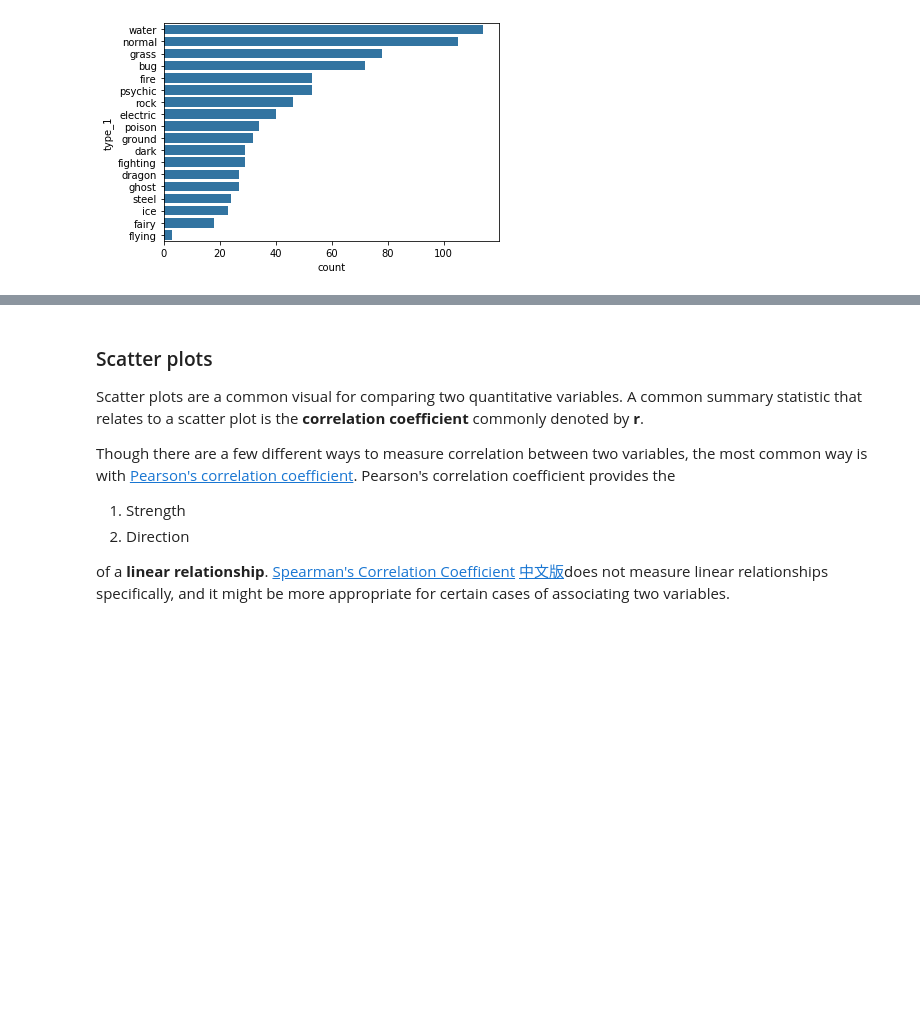
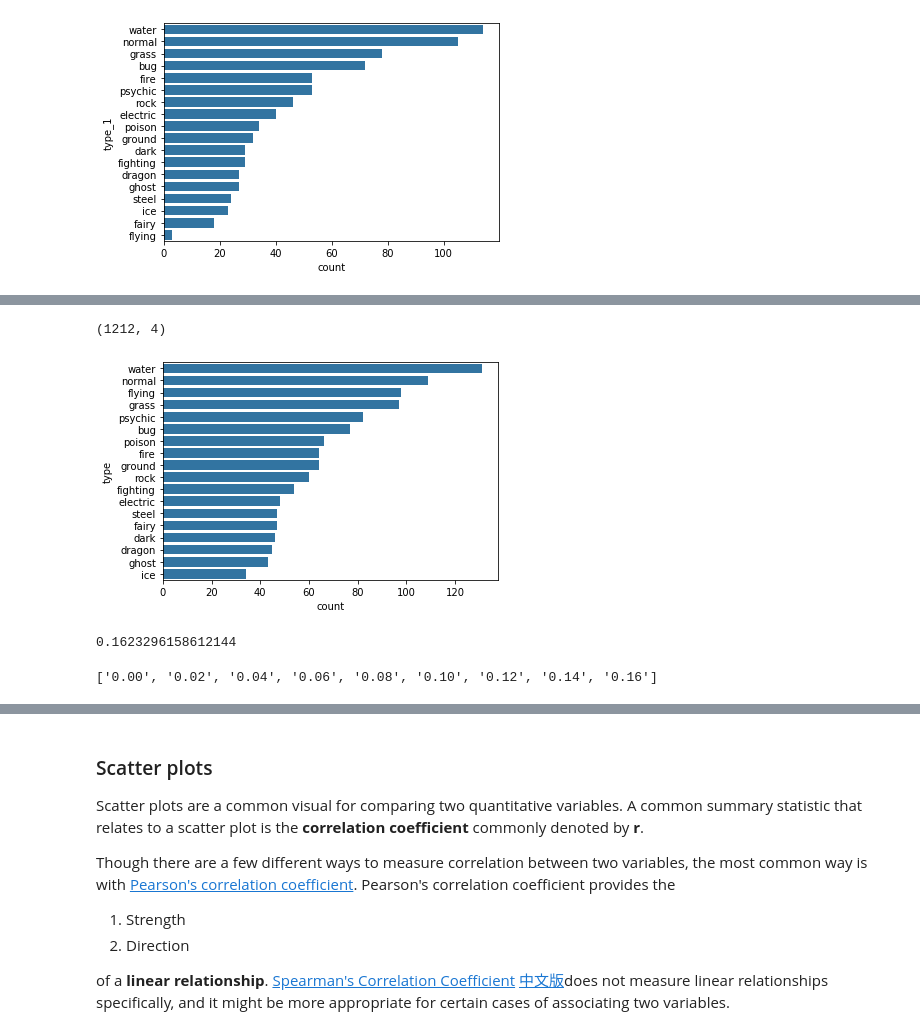
Before and after one commit to edifierxuhao/Data_visualization, a Jupyter notebook: Data_visualization_in_Data_analysis.ipynb, the cells around one changed output, grey strips where cells are left out. Saved outputs shown, nothing was run; the diff lists cells and outputs as text; code cells hidden in the pictures; blank space fills up the shorter version.

```diff
--- a/Data_visualization_in_Data_analysis.ipynb
+++ b/Data_visualization_in_Data_analysis.ipynb
@@ -249,0 +304,25 @@ sb.countplot(data = pokemon, y = 'type_1',color = base_color,order = type_order)
+# %%
+# Do a data wrangling to make type_1 and type_2 in a single column
+pkmn_type = pokemon.melt(id_vars = ['id','species'],
+                        value_vars = ['type_1','type_2'],
+                        var_name = 'type_level',
+                        value_name = 'type').dropna() # drop rows with any null value
+pkmn_type.shape
+# %% [output]
+(1212, 4)
+# %%
+type_counts = pkmn_type['type'].value_counts()
+type_order = type_counts.index
+# %%
+base_color = sb.color_palette()[0]
+sb.countplot(data = pkmn_type, y = 'type', color = base_color, order = type_order);
+# %% [output]
+[figure, added]
+# %%
+# get proportion taken by most common group for derivation of tick marks
+n_pokemon = pokemon.shape[0]
+max_type_count = type_counts[0]
+max_prop = max_type_count / n_pokemon
+max_prop
+# %% [output]
+0.1623296158612144
@@ -249,0 +332,7 @@ sb.countplot(data = pokemon, y = 'type_1',color = base_color,order = type_order)
+# %%
+# use a list comprehension to create an additional variable tick names to apply to the tick labels
+# with a consisitent 2 decimal places
+tick_names = ['{:0.2f}'.format(v) for v in tick_props]
+tick_names
+# %% [output]
+['0.00', '0.02', '0.04', '0.06', '0.08', '0.10', '0.12', '0.14', '0.16']
```
Also changed, not shown: parts of 63 cells of this notebook.
